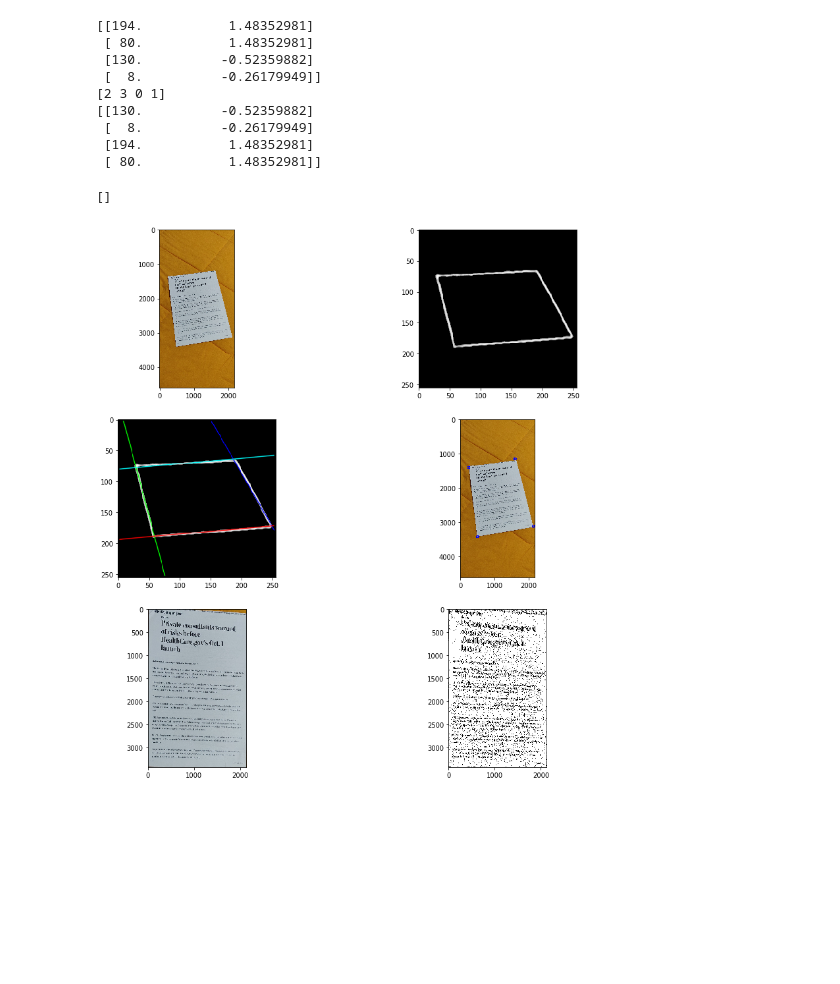
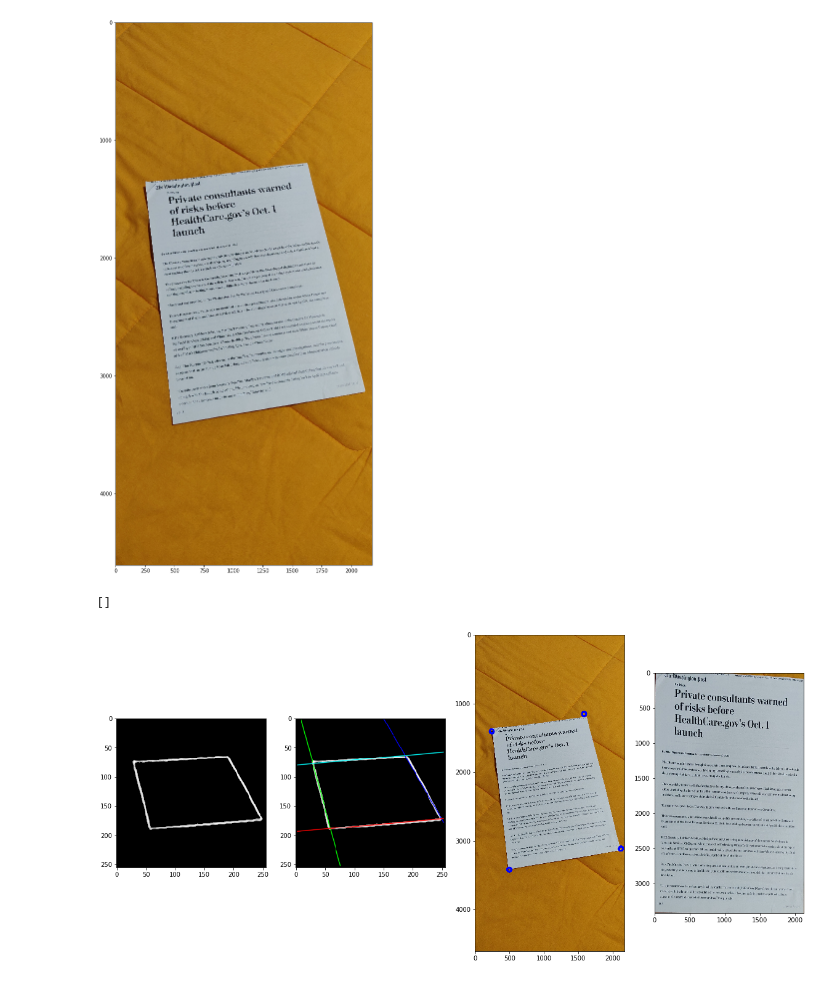
Before and after one commit to federico-terzi/koda, a Jupyter notebook: front-end.ipynb, the cells around one changed output. Cells and saved outputs as stored; diff of their text form; code cells hidden in the pictures; blank space fills up the shorter version.

Commit message:
Remove color correction from koda pipeline

```diff
--- a/front-end.ipynb
+++ b/front-end.ipynb
@@ -1,40 +1,33 @@
 # %%
 import koda
 from matplotlib import pyplot as plt
 import cv2
 import numpy as np
 import math
 %matplotlib inline
 
-fig, axes = plt.subplots(3, 2, figsize=(15, 15))
+plt.figure(figsize=(20,20))
 
 # Read image
 file = 'dataset/IMG_%d.jpg' % 6
 img = cv2.imread(file, cv2.IMREAD_COLOR)
+plt.imshow(cv2.cvtColor(img, cv2.COLOR_BGR2RGB))
+plt.show()
 
 # Load image into koda engine
 doc, imgs = koda.load(img)
 
 # Show koda pipeline
-axes[0][0].imshow(cv2.cvtColor(img, cv2.COLOR_BGR2RGB))
-axes[0][1].imshow(cv2.cvtColor(imgs['edges'], cv2.COLOR_GRAY2RGB))
-axes[1][0].imshow(cv2.cvtColor(imgs['hough_lines'], cv2.COLOR_BGR2RGB))
-axes[1][1].imshow(cv2.cvtColor(imgs['corners'], cv2.COLOR_BGR2RGB))
-axes[2][0].imshow(cv2.cvtColor(imgs['warp'], cv2.COLOR_BGR2RGB))
-axes[2][1].imshow(cv2.cvtColor(imgs['color_correction'], cv2.COLOR_GRAY2RGB))
+fig, axes = plt.subplots(1, 4, figsize=(20, 20))
+axes[0].imshow(cv2.cvtColor(imgs['edges'], cv2.COLOR_GRAY2RGB))
+axes[1].imshow(cv2.cvtColor(imgs['hough_lines'], cv2.COLOR_BGR2RGB))
+axes[2].imshow(cv2.cvtColor(imgs['corners'], cv2.COLOR_BGR2RGB))
+axes[3].imshow(cv2.cvtColor(imgs['warp'], cv2.COLOR_BGR2RGB))
 plt.plot()
 # %% [output]
+[figure, new version]
-[[194.           1.48352981]
- [ 80.           1.48352981]
- [130.          -0.52359882]
- [  8.          -0.26179949]]
-[2 3 0 1]
-[[130.          -0.52359882]
- [  8.          -0.26179949]
- [194.           1.48352981]
- [ 80.           1.48352981]]
+[]
-[]
-[figure, old version]
+[figure, added]
 # %%
 # Find text
 word = "and"
```
Also changed, not shown: parts of 1 cell of this notebook, 2 other files.
